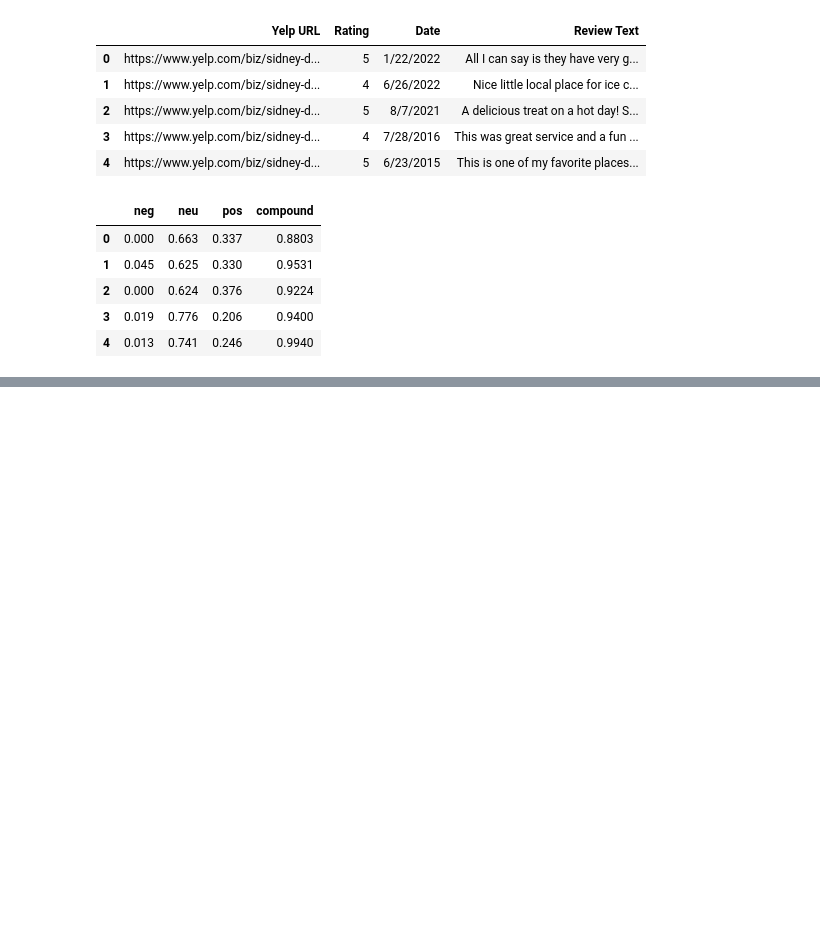
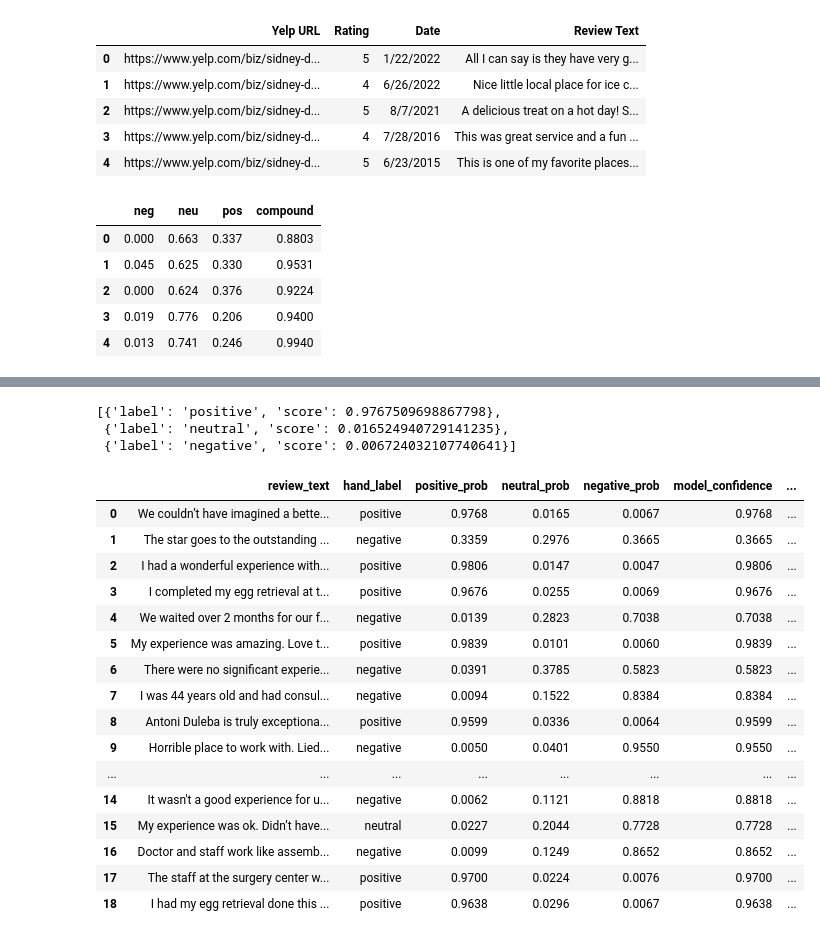
Before and after one commit to keil4ni/180a-track2, a Jupyter notebook: testing.ipynb, the cells around one changed output, grey strips where cells are left out. Drawn from its saved outputs; the diff is of its cells as text; code cells hidden in the pictures; blank space fills up the shorter version.

Commit message:
added roberta sentiment analysis

```diff
--- a/testing.ipynb
+++ b/testing.ipynb
@@ -237,0 +238,8 @@ yelp.head()
+# %%
+# setup pipeline for sentiment analysis using pre-trained model
+classifier = pipeline(
+    "sentiment-analysis",
+    model = "cardiffnlp/twitter-roberta-base-sentiment-latest",
+    framework = "pt",
+    device = -1
+    )
@@ -237,0 +256,4 @@ yelp.head()
+# %%
+rpsd_google = pd.read_csv("data/rpsd_google_hand_labeling.csv")
+
+rpsd_google.head()
@@ -237,0 +267,54 @@ yelp.head()
+# %%
+results = classifier(
+    rpsd_google["review_text"].tolist(),
+    truncation = True,
+    max_length = 512,
+    top_k = None, # gets pos/neg/neu probabilities
+    batch_size = 16 # analyze in batches of 16 to avoid memory issues
+)
+
+results[0]
+# %% [output]
+[{'label': 'positive', 'score': 0.9767509698867798},
+ {'label': 'neutral', 'score': 0.016524940729141235},
+ {'label': 'negative', 'score': 0.006724032107740641}]
+# %%
+# get pos/neg/neu labels + their probabilities for each review
+probs = [{r["label"].lower(): r["score"] for r in res} for res in results]
+
+# get pos/neg/neu probability breakdowns
+rpsd_google["positive_prob"] = [p["positive"] for p in probs]
+rpsd_google["neutral_prob"] = [p["neutral"] for p in probs]
+rpsd_google["negative_prob"] = [p["negative"] for p in probs]
+
+# get overall confidence & predicted sentiment
+prob_cols = ["positive_prob", "neutral_prob", "negative_prob"]
+rpsd_google["model_confidence"] = rpsd_google[prob_cols].max(axis = 1)
+rpsd_google["predicted_sentiment"] = rpsd_google[prob_cols].idxmax(axis = 1).str.replace("_prob", "")
+
+# get overall sentiment
+rpsd_google["overall_sentiment"] = rpsd_google["positive_prob"] - rpsd_google["negative_prob"]
+
+# round decimals to 4 digits
+score_cols = ["positive_prob", "neutral_prob", "negative_prob", "model_confidence", "overall_sentiment"]
+rpsd_google[score_cols] = rpsd_google[score_cols].round(4)
+
+display(rpsd_google)
+# %% [output]
+|  | review_text | hand_label | positive_prob | neutral_prob | negative_prob | model_confidence | ... |
+| 0 | We couldn’t have imagined a bette... | positive | 0.9768 | 0.0165 | 0.0067 | 0.9768 | ... |
+| 1 | The star goes to the outstanding ... | negative | 0.3359 | 0.2976 | 0.3665 | 0.3665 | ... |
+| 2 | I had a wonderful experience with... | positive | 0.9806 | 0.0147 | 0.0047 | 0.9806 | ... |
+| 3 | I completed my egg retrieval at t... | positive | 0.9676 | 0.0255 | 0.0069 | 0.9676 | ... |
+| 4 | We waited over 2 months for our f... | negative | 0.0139 | 0.2823 | 0.7038 | 0.7038 | ... |
+| 5 | My experience was amazing. Love t... | positive | 0.9839 | 0.0101 | 0.0060 | 0.9839 | ... |
+| 6 | There were no significant experie... | negative | 0.0391 | 0.3785 | 0.5823 | 0.5823 | ... |
+| 7 | I was 44 years old and had consul... | negative | 0.0094 | 0.1522 | 0.8384 | 0.8384 | ... |
+| 8 | Antoni Duleba is truly exceptiona... | positive | 0.9599 | 0.0336 | 0.0064 | 0.9599 | ... |
+| 9 | Horrible place to work with. Lied... | negative | 0.0050 | 0.0401 | 0.9550 | 0.9550 | ... |
+| ... | ... | ... | ... | ... | ... | ... | ... |
+| 14 | It wasn't a good experience for u... | negative | 0.0062 | 0.1121 | 0.8818 | 0.8818 | ... |
+| 15 | My experience was ok. Didn’t have... | neutral | 0.0227 | 0.2044 | 0.7728 | 0.7728 | ... |
+| 16 | Doctor and staff work like assemb... | negative | 0.0099 | 0.1249 | 0.8652 | 0.8652 | ... |
+| 17 | The staff at the surgery center w... | positive | 0.9700 | 0.0224 | 0.0076 | 0.9700 | ... |
+| 18 | I had my egg retrieval done this ... | positive | 0.9638 | 0.0296 | 0.0067 | 0.9638 | ... |
```
Also changed, not shown: parts of 5 cells of this notebook, 1 other file.
